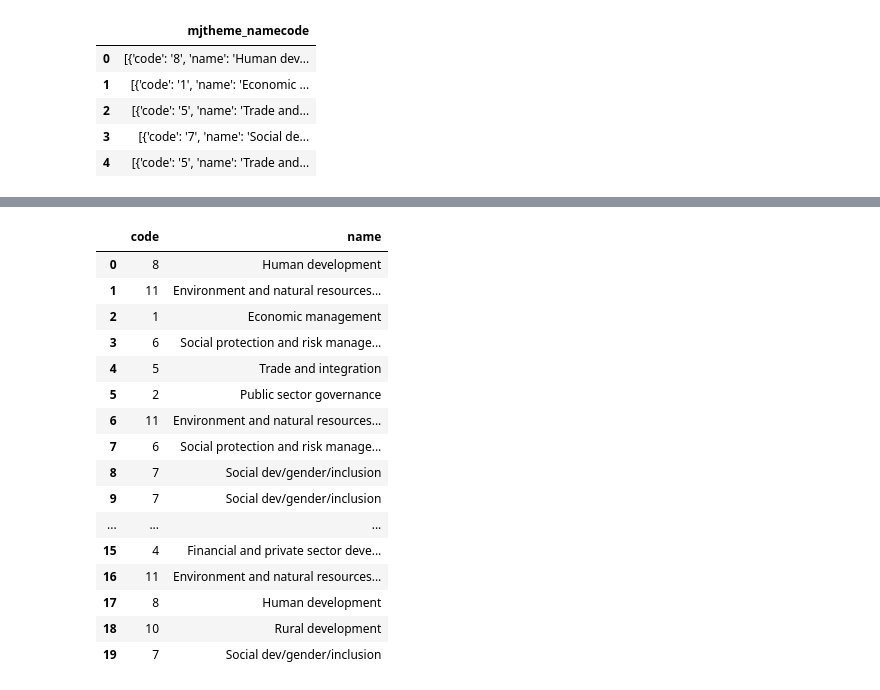
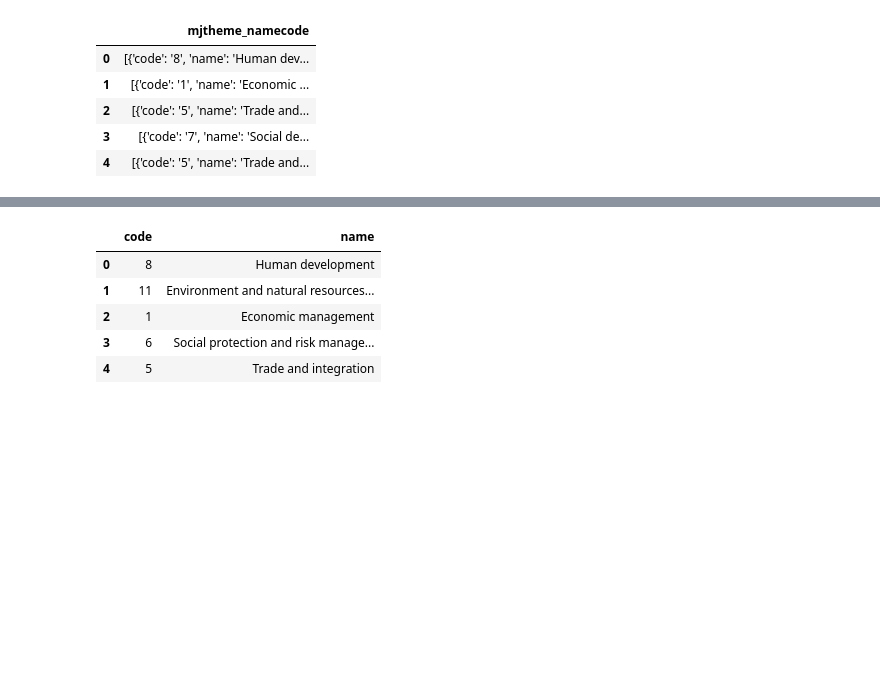
Before and after one commit to NikhilaThota/Mini-Projects, a Jupyter notebook: sliderule_dsi_json_exercise-checkpoint.ipynb, the cells around one changed output, grey strips where cells are left out. Drawn from its saved outputs; the diff is of its cells as text; code cells hidden in the pictures; blank space fills up the shorter version.

```diff
--- a/sliderule_dsi_json_exercise-checkpoint.ipynb
+++ b/sliderule_dsi_json_exercise-checkpoint.ipynb
@@ -62,7 +62,7 @@ json_normalize(data, 'counties', ['state', 'shortname', ['info', 'governor']])
 + data source: http://jsonstudio.com/resources/
 # %%
 # load json as string
-json.load((open('E:\Data Science\Assignments\data_wrangling_json\data\world_bank_projects_less.json')))
+json.load((open('~\data\world_bank_projects_less.json')))
 # %% [output]
 [{'_id': {'$oid': '52b213b38594d8a2be17c780'},
   'approvalfy': 1999,
@@ -349,22 +264,11 @@ d
 # Create new DataFrame df to be filled with the 'code', 'name' values
 df = pd.DataFrame.from_dict(d, orient = 'columns')
 # %%
-df.head(20)
+df.head()
 # %% [output]
 |  | code | name |
 | 0 | 8 | Human development |
 | 1 | 11 | Environment and natural resources... |
 | 2 | 1 | Economic management |
 | 3 | 6 | Social protection and risk manage... |
 | 4 | 5 | Trade and integration |
-| 5 | 2 | Public sector governance |
-| 6 | 11 | Environment and natural resources... |
-| 7 | 6 | Social protection and risk manage... |
-| 8 | 7 | Social dev/gender/inclusion |
-| 9 | 7 | Social dev/gender/inclusion |
-| ... | ... | ... |
-| 15 | 4 | Financial and private sector deve... |
-| 16 | 11 | Environment and natural resources... |
-| 17 | 8 | Human development |
-| 18 | 10 | Rural development |
-| 19 | 7 | Social dev/gender/inclusion |
```
Also changed, not shown: parts of 8 cells of this notebook.
